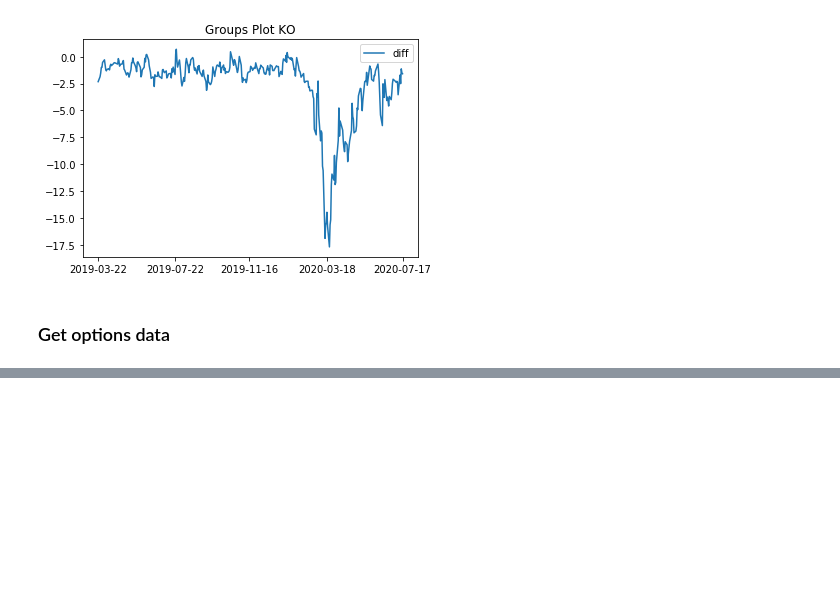
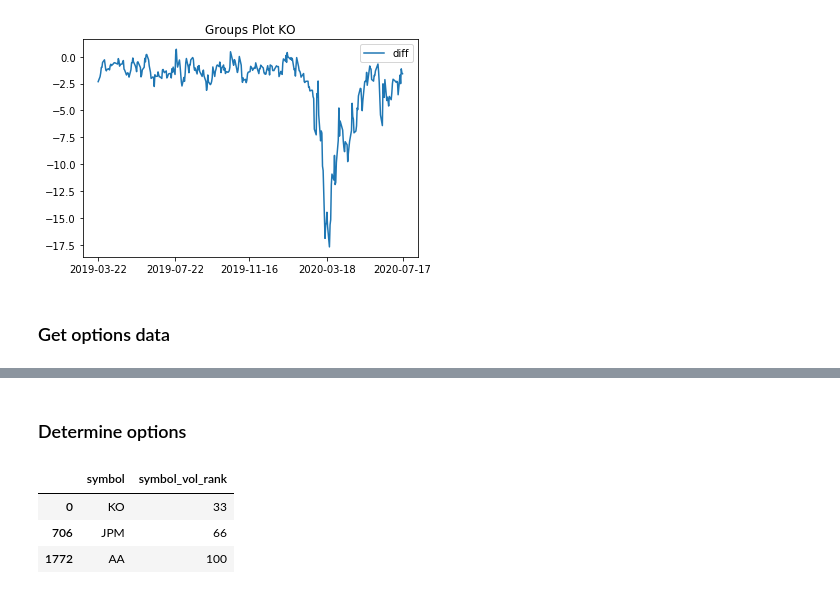
Before and after one commit to rbetzler/fun-times-in-python, a Jupyter notebook: finance/science/exploration/20200722_lstm.ipynb, the cells around one changed output, grey strips where cells are left out. Cells and saved outputs as stored; diff of their text form; code cells hidden in the pictures; blank space fills up the shorter version.

```diff
--- a/finance/science/exploration/20200722_lstm.ipynb
+++ b/finance/science/exploration/20200722_lstm.ipynb
@@ -331,0 +344,10 @@ science_utils.plot_groups(
+# %% [markdown]
+### Determine options
+# %%
+vol_rankings = options[['symbol', 'symbol_vol_rank']].drop_duplicates()
+vol_rankings
+# %% [output]
+|  | symbol | symbol_vol_rank |
+| 0 | KO | 33 |
+| 706 | JPM | 66 |
+| 1772 | AA | 100 |
```
Also changed, not shown: parts of 5 cells of this notebook, 1 other file.
